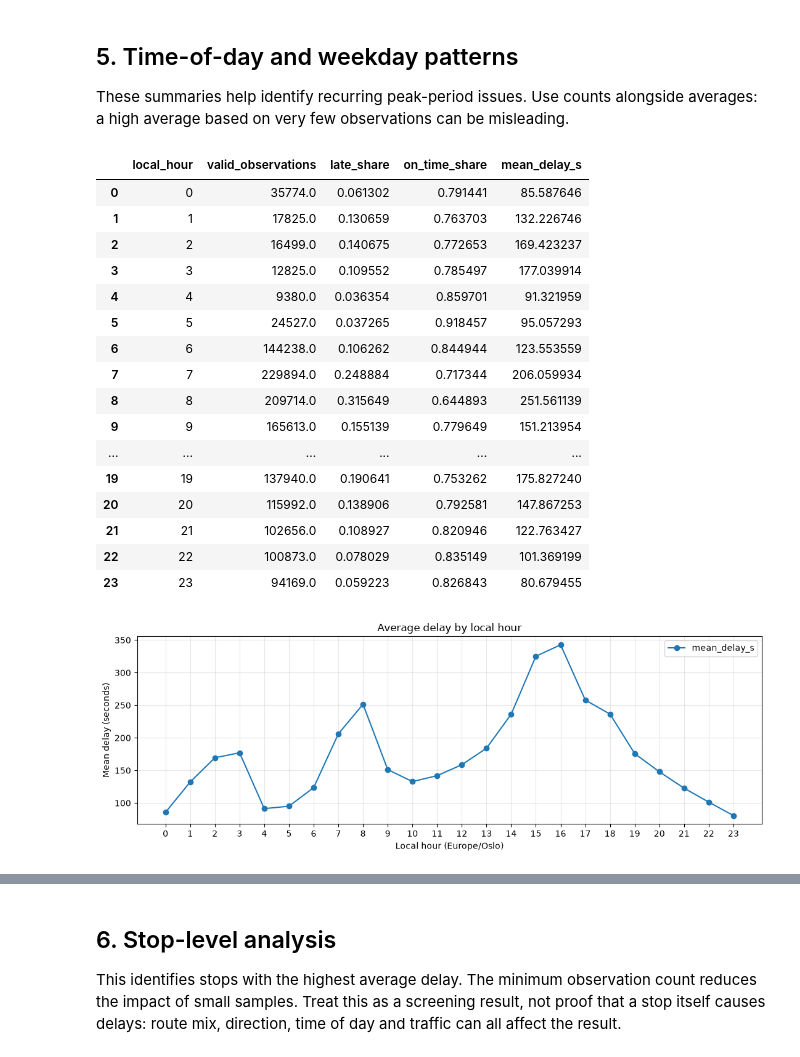
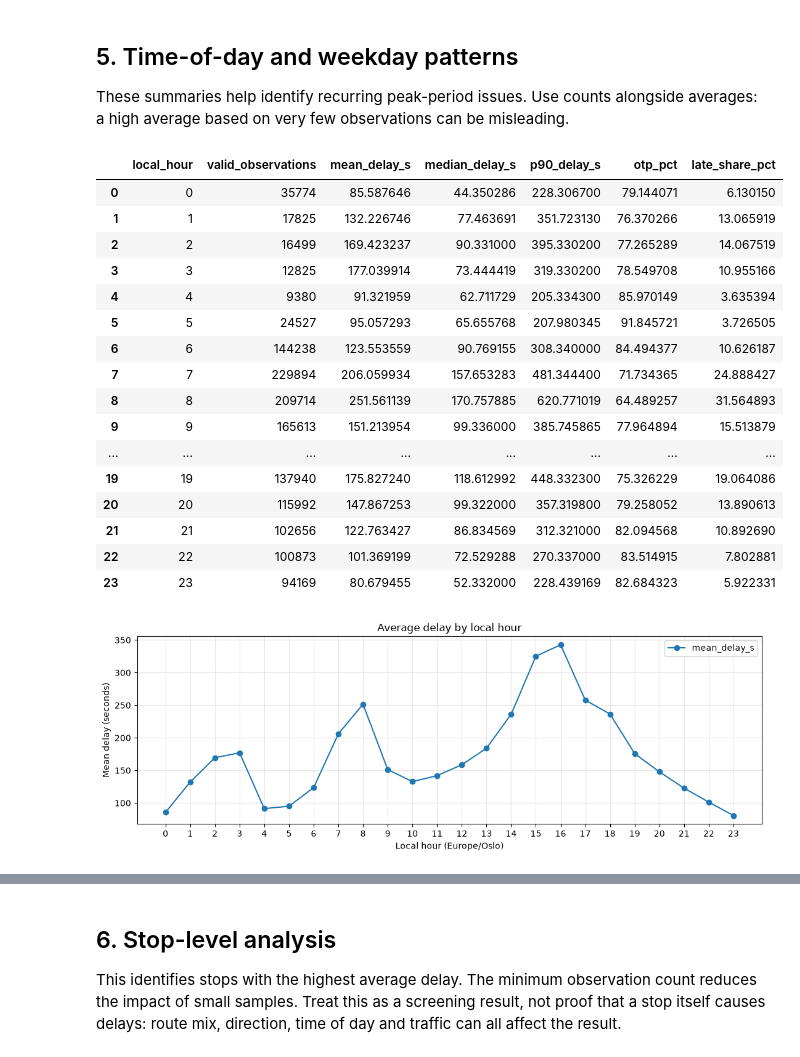
Before and after one commit to syedsakib452/Entur-Buspulse, a Jupyter notebook: analysis/notebooks/gold/build_gold_with_analysis.ipynb, the cells around one changed output, grey strips where cells are left out. Drawn from its saved outputs; the diff is of its cells as text; code cells hidden in the pictures.

```diff
--- a/analysis/notebooks/gold/build_gold_with_analysis.ipynb
+++ b/analysis/notebooks/gold/build_gold_with_analysis.ipynb
@@ -56,6 +60,8 @@ print("Gold  :", GOLD_DIR.resolve())
 Silver: /home/ubuntu/buspulse/tables/silver-layer
 Gold  : /home/ubuntu/buspulse/tables/gold-layer
 # %%
+if "con" in globals():
+    con.close()
 db_path = GOLD_DIR / "gold.duckdb"
 db_path.unlink(missing_ok=True)
 con = duckdb.connect(str(db_path))
@@ -80,12 +86,13 @@ def scalar(sql):
     return con.execute(sql).fetchone()[0]
 
 def read(name, required=True):
-    paths = sorted(SILVER_DIR.glob(f"*/{name}*.parquet"))
+    paths = sorted(SILVER_DIR.glob(f"*/{name}.parquet"))
     if not paths:
         if required:
             raise FileNotFoundError(f"Missing required parquet files for {name} under {SILVER_DIR}")
         print(f"Note: no parquet files for {name} under {SILVER_DIR}; dependent tables skipped.")
         return None
+    info(f"Silver inputs: {name}", f"{len(paths)} files across {len({p.parent.name for p in paths})} service-date folders")
     paths_sql = "[" + ",".join("'" + p.as_posix().replace("'", "''") + "'" for p in paths) + "]"
     con.execute(f"CREATE OR REPLACE TEMP VIEW silver_{name} AS SELECT * FROM read_parquet({paths_sql}, union_by_name=true)")
     return f"silver_{name}"
@@ -907,56 +978,61 @@ LINE 3:         MAX(route_short_name) AS route,
 
 These summaries help identify recurring peak-period issues. Use counts alongside averages: a high average based on very few observations can be misleading.
 # %%
-hourly_performance = gold_df("""
-    SELECT local_hour,
-           SUM(n_valid) AS valid_observations,
-           SUM(n_late)::DOUBLE / NULLIF(SUM(n_valid), 0) AS late_share,
-           SUM(n_on_time)::DOUBLE / NULLIF(SUM(n_valid), 0) AS on_time_share,
-           SUM(sum_delay_s) / NULLIF(SUM(n_valid), 0) AS mean_delay_s
-    FROM gold_visits_cube
+hourly_performance = gold_df(f"""
+    SELECT local_hour, COUNT(*) AS valid_observations,
+           AVG(delay_s) AS mean_delay_s, median(delay_s) AS median_delay_s,
+           quantile_cont(delay_s, 0.9) AS p90_delay_s,
+           100.0 * COUNT(*) FILTER (WHERE delay_s >= {EARLY_S} AND delay_s < {LATE_S}) / COUNT(*) AS otp_pct,
+           100.0 * COUNT(*) FILTER (WHERE delay_s >= {LATE_S}) / COUNT(*) AS late_share_pct
+    FROM fact_stop_visits
+    WHERE valid AND delay_s IS NOT NULL AND local_hour BETWEEN 0 AND 23
     GROUP BY local_hour
     ORDER BY local_hour
 """)
 display(hourly_performance)
 
 if not hourly_performance.empty:
     ax = hourly_performance.plot(
         x="local_hour", y="mean_delay_s", marker="o",
         figsize=(11, 4), title="Average delay by local hour"
     )
     ax.set_xlabel("Local hour (Europe/Oslo)")
     ax.set_ylabel("Mean delay (seconds)")
     ax.set_xticks(range(24))
     plt.grid(True, alpha=0.3)
     plt.tight_layout()
     plt.show()
 
-weekday_performance = gold_df("""
+weekday_performance = gold_df(f"""
     SELECT weekday,
-           SUM(n_valid) AS valid_observations,
-           SUM(n_late)::DOUBLE / NULLIF(SUM(n_valid), 0) AS late_share,
-           SUM(sum_delay_s) / NULLIF(SUM(n_valid), 0) AS mean_delay_s
-    FROM gold_visits_cube
+           (['Monday','Tuesday','Wednesday','Thursday','Friday','Saturday','Sunday'])[weekday + 1] AS weekday_name,
+           COUNT(*) AS valid_observations,
+           AVG(delay_s) AS mean_delay_s, median(delay_s) AS median_delay_s,
+           quantile_cont(delay_s, 0.9) AS p90_delay_s,
+           100.0 * COUNT(*) FILTER (WHERE delay_s >= {EARLY_S} AND delay_s < {LATE_S}) / COUNT(*) AS otp_pct,
+           100.0 * COUNT(*) FILTER (WHERE delay_s >= {LATE_S}) / COUNT(*) AS late_share_pct
+    FROM fact_stop_visits
+    WHERE valid AND delay_s IS NOT NULL AND weekday BETWEEN 0 AND 6
     GROUP BY weekday
     ORDER BY weekday
 """)
 display(weekday_performance)
 # %% [output]
-|  | local_hour | valid_observations | late_share | on_time_share | mean_delay_s |
-| 0 | 0 | 35774.0 | 0.061302 | 0.791441 | 85.587646 |
-| 1 | 1 | 17825.0 | 0.130659 | 0.763703 | 132.226746 |
-| 2 | 2 | 16499.0 | 0.140675 | 0.772653 | 169.423237 |
-| 3 | 3 | 12825.0 | 0.109552 | 0.785497 | 177.039914 |
-| 4 | 4 | 9380.0 | 0.036354 | 0.859701 | 91.321959 |
-| 5 | 5 | 24527.0 | 0.037265 | 0.918457 | 95.057293 |
-| 6 | 6 | 144238.0 | 0.106262 | 0.844944 | 123.553559 |
-| 7 | 7 | 229894.0 | 0.248884 | 0.717344 | 206.059934 |
-| 8 | 8 | 209714.0 | 0.315649 | 0.644893 | 251.561139 |
-| 9 | 9 | 165613.0 | 0.155139 | 0.779649 | 151.213954 |
-| ... | ... | ... | ... | ... | ... |
-| 19 | 19 | 137940.0 | 0.190641 | 0.753262 | 175.827240 |
-| 20 | 20 | 115992.0 | 0.138906 | 0.792581 | 147.867253 |
-| 21 | 21 | 102656.0 | 0.108927 | 0.820946 | 122.763427 |
-| 22 | 22 | 100873.0 | 0.078029 | 0.835149 | 101.369199 |
-| 23 | 23 | 94169.0 | 0.059223 | 0.826843 | 80.679455 |
+|  | local_hour | valid_observations | mean_delay_s | median_delay_s | p90_delay_s | otp_pct | late_share_pct |
+| 0 | 0 | 35774 | 85.587646 | 44.350286 | 228.306700 | 79.144071 | 6.130150 |
+| 1 | 1 | 17825 | 132.226746 | 77.463691 | 351.723130 | 76.370266 | 13.065919 |
+| 2 | 2 | 16499 | 169.423237 | 90.331000 | 395.330200 | 77.265289 | 14.067519 |
+| 3 | 3 | 12825 | 177.039914 | 73.444419 | 319.330200 | 78.549708 | 10.955166 |
+| 4 | 4 | 9380 | 91.321959 | 62.711729 | 205.334300 | 85.970149 | 3.635394 |
+| 5 | 5 | 24527 | 95.057293 | 65.655768 | 207.980345 | 91.845721 | 3.726505 |
+| 6 | 6 | 144238 | 123.553559 | 90.769155 | 308.340000 | 84.494377 | 10.626187 |
+| 7 | 7 | 229894 | 206.059934 | 157.653283 | 481.344400 | 71.734365 | 24.888427 |
+| 8 | 8 | 209714 | 251.561139 | 170.757885 | 620.771019 | 64.489257 | 31.564893 |
+| 9 | 9 | 165613 | 151.213954 | 99.336000 | 385.745865 | 77.964894 | 15.513879 |
+| ... | ... | ... | ... | ... | ... | ... | ... |
+| 19 | 19 | 137940 | 175.827240 | 118.612992 | 448.332300 | 75.326229 | 19.064086 |
+| 20 | 20 | 115992 | 147.867253 | 99.322000 | 357.319800 | 79.258052 | 13.890613 |
+| 21 | 21 | 102656 | 122.763427 | 86.834569 | 312.321000 | 82.094568 | 10.892690 |
+| 22 | 22 | 100873 | 101.369199 | 72.529288 | 270.337000 | 83.514915 | 7.802881 |
+| 23 | 23 | 94169 | 80.679455 | 52.332000 | 228.439169 | 82.684323 | 5.922331 |
 [figure]
```
Also changed, not shown: parts of 23 cells of this notebook, 3 other files.
